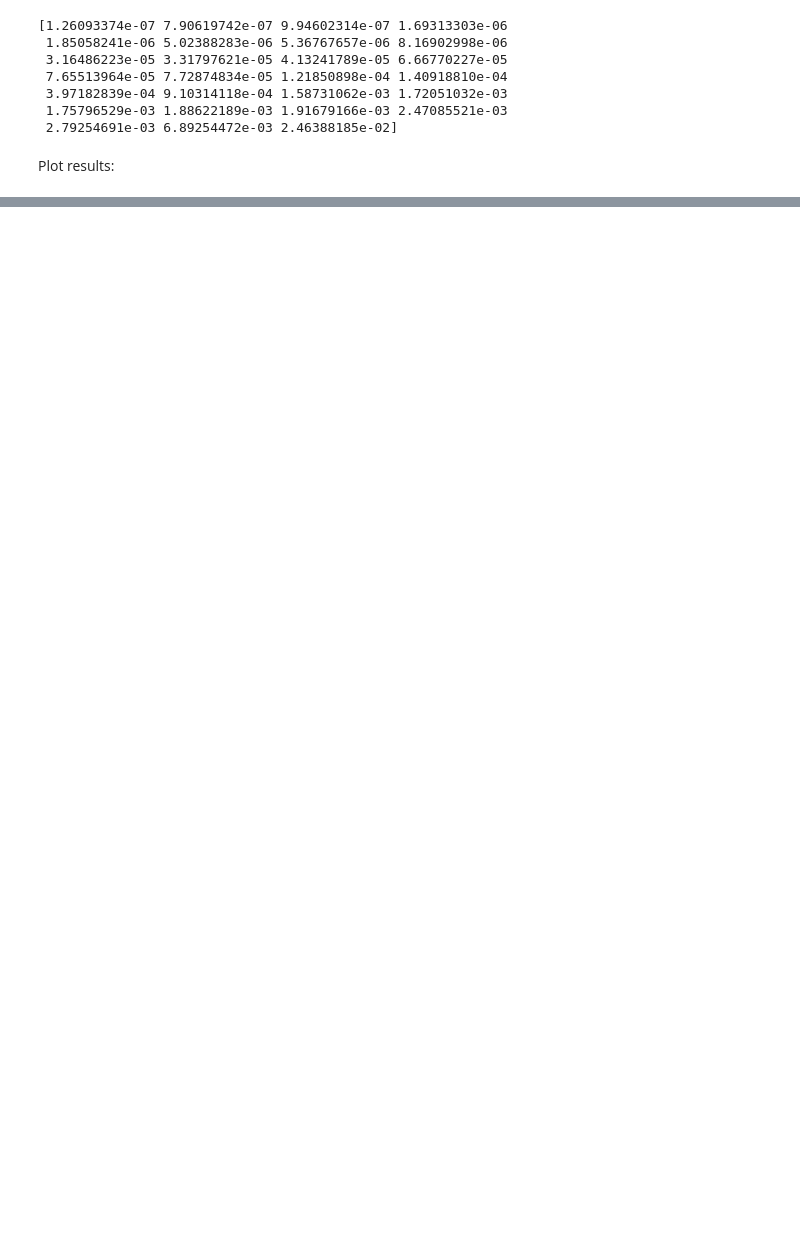
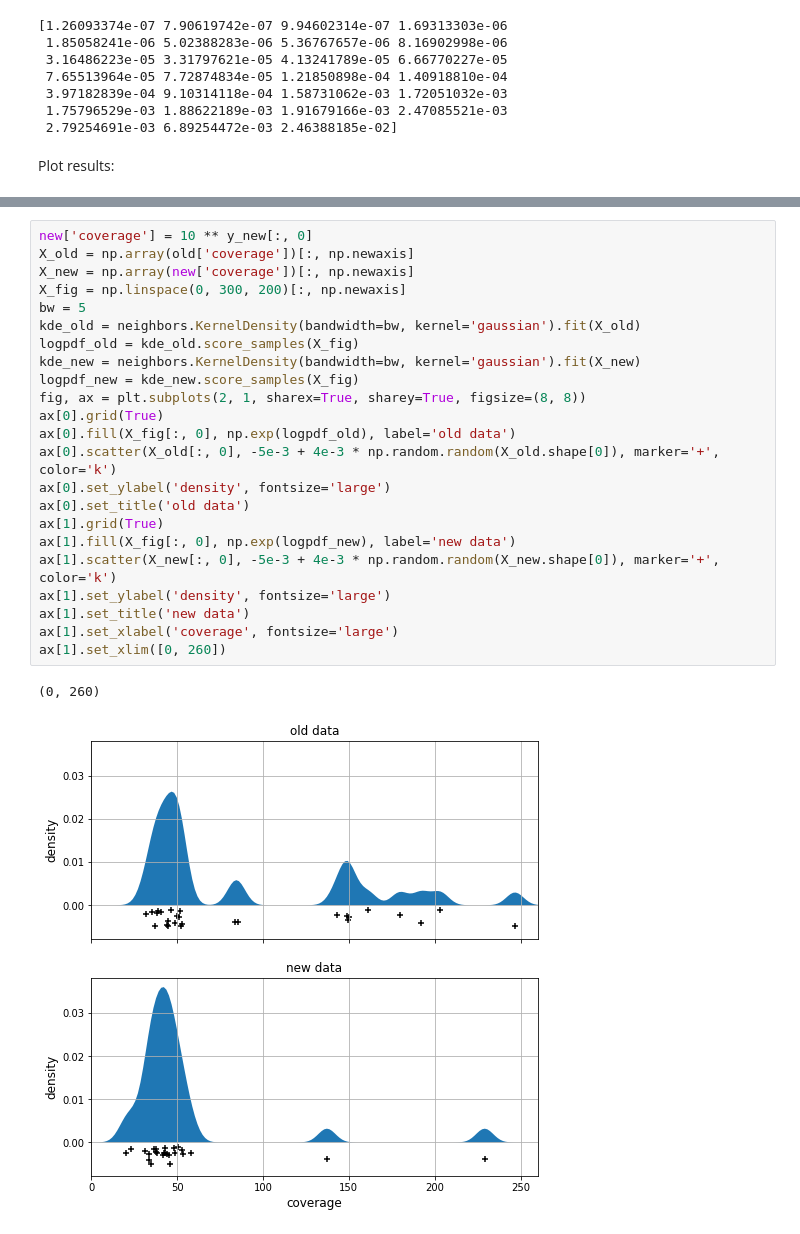
Before and after one commit to attilagk/BSM-research, a Jupyter notebook: notebook/2020-04-29-sample-fastq-sizes/2020-04-29-sample-fastq-sizes.ipynb, the cells around one changed output, grey strips where cells are left out. Saved outputs shown, nothing was run; the diff lists cells and outputs as text; blank space fills up the shorter version.

```diff
--- a/notebook/2020-04-29-sample-fastq-sizes/2020-04-29-sample-fastq-sizes.ipynb
+++ b/notebook/2020-04-29-sample-fastq-sizes/2020-04-29-sample-fastq-sizes.ipynb
@@ -150,3 +185,29 @@ for sqe, s, xx, yy in zip(sq_error, df.index, X[:, 0], y[:, 0]):
+# %%
+new['coverage'] = 10 ** y_new[:, 0]
+X_old = np.array(old['coverage'])[:, np.newaxis]
+X_new = np.array(new['coverage'])[:, np.newaxis]
+X_fig = np.linspace(0, 300, 200)[:, np.newaxis]
+bw = 5
+kde_old = neighbors.KernelDensity(bandwidth=bw, kernel='gaussian').fit(X_old)
+logpdf_old = kde_old.score_samples(X_fig)
+kde_new = neighbors.KernelDensity(bandwidth=bw, kernel='gaussian').fit(X_new)
+logpdf_new = kde_new.score_samples(X_fig)
+fig, ax = plt.subplots(2, 1, sharex=True, sharey=True, figsize=(8, 8))
+ax[0].grid(True)
+ax[0].fill(X_fig[:, 0], np.exp(logpdf_old), label='old data')
+ax[0].scatter(X_old[:, 0], -5e-3 + 4e-3 * np.random.random(X_old.shape[0]), marker='+', color='k')
+ax[0].set_ylabel('density', fontsize='large')
+ax[0].set_title('old data')
+ax[1].grid(True)
+ax[1].fill(X_fig[:, 0], np.exp(logpdf_new), label='new data')
+ax[1].scatter(X_new[:, 0], -5e-3 + 4e-3 * np.random.random(X_new.shape[0]), marker='+', color='k')
+ax[1].set_ylabel('density', fontsize='large')
+ax[1].set_title('new data')
+ax[1].set_xlabel('coverage', fontsize='large')
+ax[1].set_xlim([0, 260])
+# %% [output]
+(0, 260)
+[figure, added]
 # %%
 %connect_info
 # %% [output]
```
Also changed, not shown: parts of 7 cells of this notebook.
